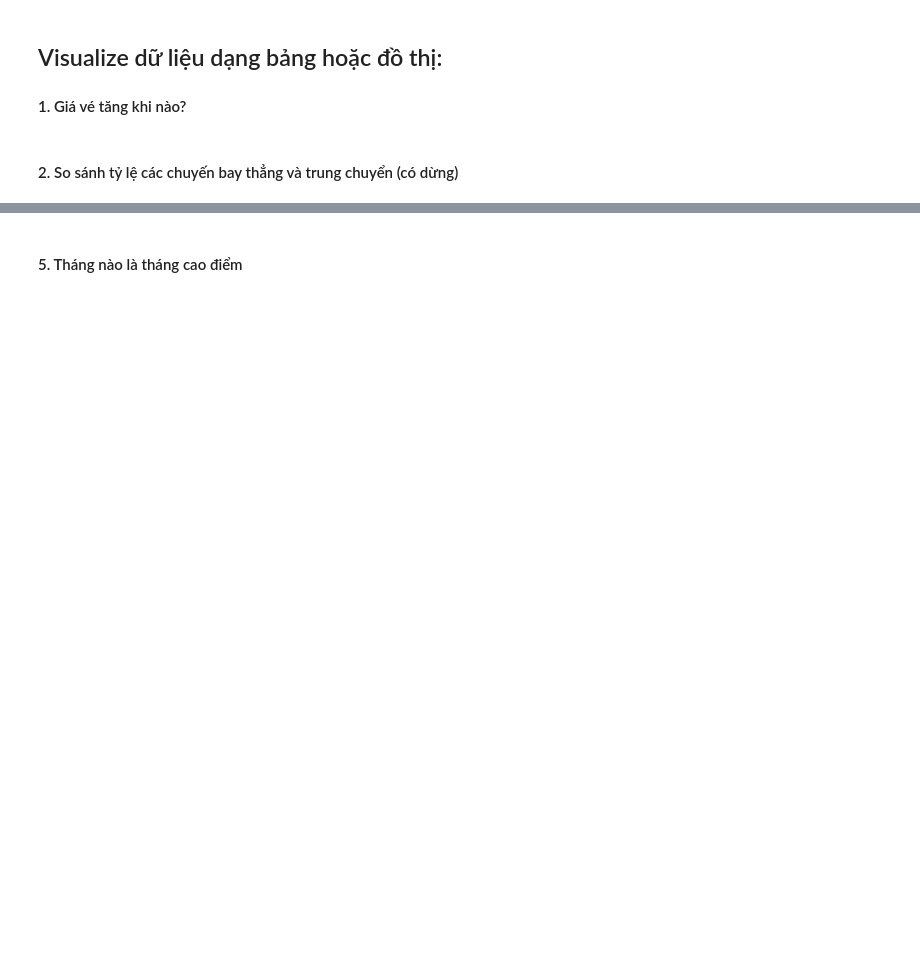
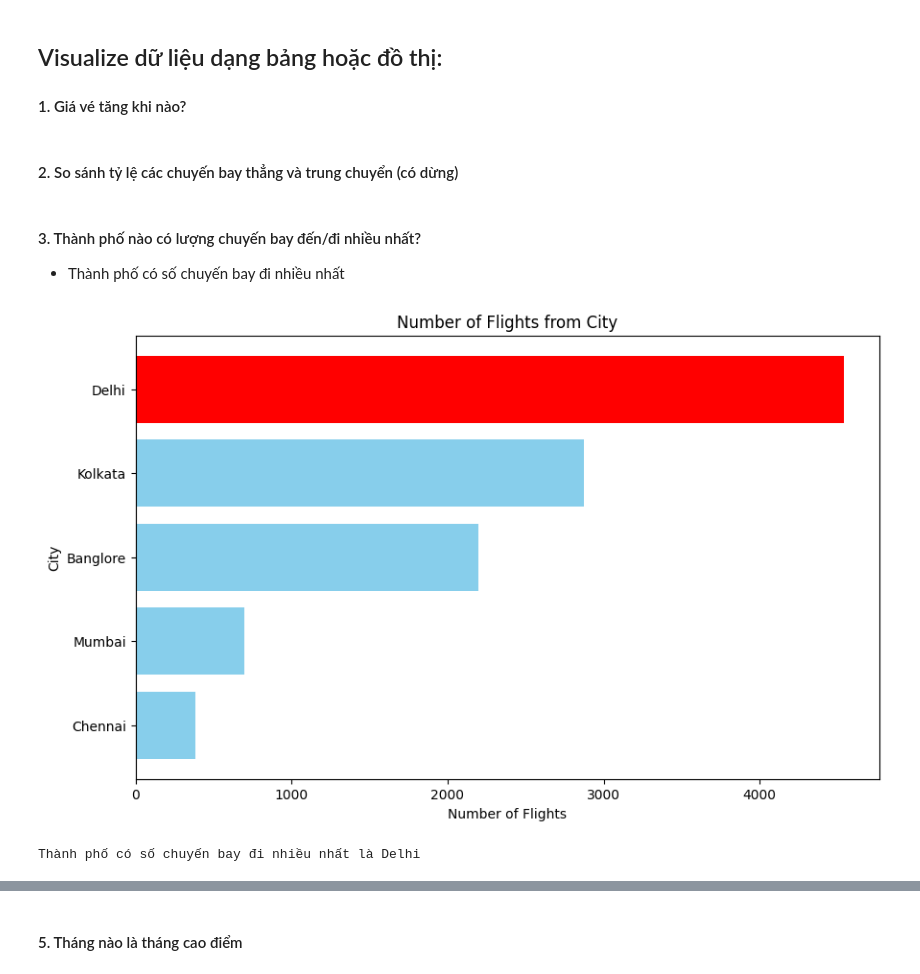
Before and after one commit to vngson/PTDLUD, a Jupyter notebook: main.ipynb, the cells around one changed output, grey strips where cells are left out. Drawn from its saved outputs; the diff is of its cells as text; code cells hidden in the pictures; blank space fills up the shorter version.

Commit message:
visualize 3-6 done

```diff
--- a/main.ipynb
+++ b/main.ipynb
@@ -127,5 +131,41 @@ dtype: float64
+# %%
+merged_data["Date_of_Journey"]=pd.to_datetime(merged_data['Date_of_Journey'], dayfirst=True)
+merged_data["Dep_Time"]=pd.to_datetime(merged_data['Dep_Time'])
+merged_data["Arrival_Time"]=pd.to_datetime(merged_data['Arrival_Time'])
+
+merged_data["Airline"] = merged_data["Airline"].str.replace("Vistara Premium economy","Vistara")
+merged_data["Airline"] = merged_data["Airline"].str.replace("Jet Airways Business","Jet Airways")
+merged_data["Airline"] = merged_data["Airline"].str.replace("Multiple carriers Premium economy","Multiple Carriers")
+
+merged_data["Destination"] = merged_data["Destination"].replace("New Delhi","Delhi")
+
+merged_data["Total_Stops"] = merged_data["Total_Stops"].map({"non-stop":0,"2 stops":2,"1 stop":1,"3 stops":3,"4 stops":4})
+
+merged_data["month_of_Journey"] = merged_data["Date_of_Journey"].dt.month
 # %% [markdown]
 ## Visualize dữ liệu dạng bảng hoặc đồ thị:
 #### 1. Giá vé tăng khi nào?
 # %% [markdown]
 #### 2. So sánh tỷ lệ các chuyến bay thẳng và trung chuyển (có dừng)
+# %% [markdown]
+#### 3. Thành phố nào có lượng chuyến bay đến/đi nhiều nhất?
+- Thành phố có số chuyến bay đi nhiều nhất
+# %%
+#Tính số chuyến bay theo nguồn và sắp xếp tăng dần
+source_value_count = merged_data['Source'].value_counts().sort_values()
+#Lấy index của nguồn có số chuyến bay nhiều nhất
+n = len(source_value_count) - 1
+#Vẽ barchart
+plt.figure(figsize=(10, 6))
+plt.barh(source_value_count.index, source_value_count, color='skyblue')
+plt.barh(n, source_value_count.iloc[n], color='red')
+
+plt.xlabel('Number of Flights')
+plt.ylabel('City')
+plt.title('Number of Flights from City')
+plt.show()
+
+print(f'Thành phố có số chuyến bay đi nhiều nhất là {source_value_count.index[n]}')
+# %% [output]
+[figure, added]
+Thành phố có số chuyến bay đi nhiều nhất là Delhi
```
Also changed, not shown: parts of 11 cells of this notebook.
